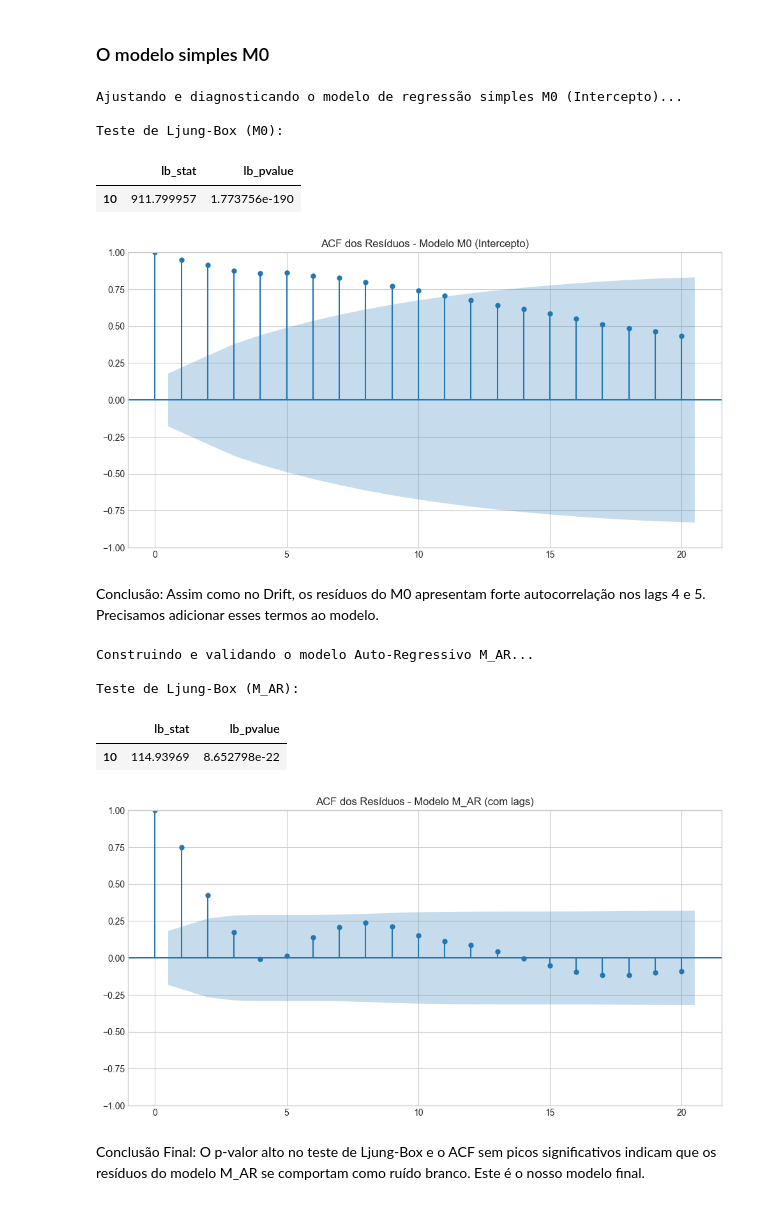
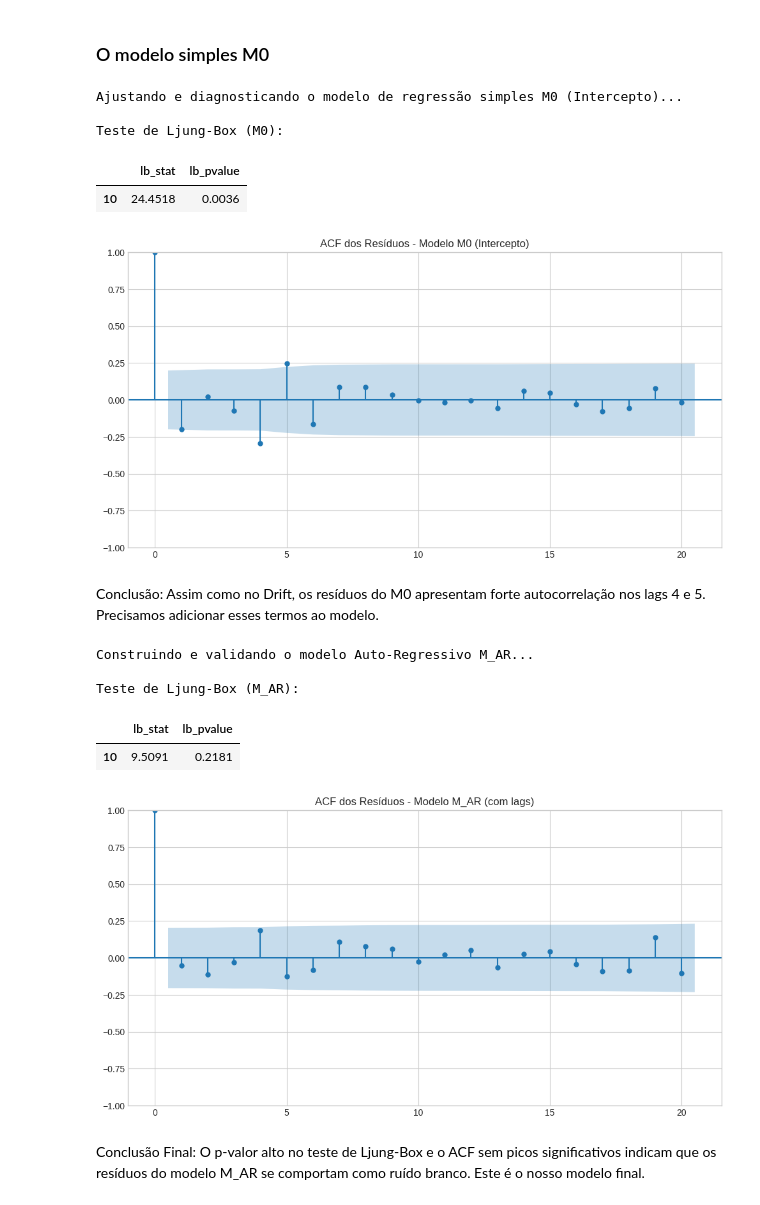
Before and after one commit to KaikyBraga/series_temporais, a Jupyter notebook: main.ipynb, the cells around one changed output. Cells and saved outputs as stored; diff of their text form; code cells hidden in the pictures.

Commit message:
Volta do dlog

```diff
--- a/main.ipynb
+++ b/main.ipynb
@@ -29,9 +26,10 @@ df = df.set_index('week').sort_index()
 
 # Transformações para estabilizar variância e remover tendência
 df['log_volume'] = np.log(df['volume'])
+df['dlog_volume'] = df['log_volume'].diff()
 
 # Divisão em treino e teste (80/20)
-test_size = 30
+test_size = 52 # Conforme o relatório, o horizonte de teste é de 52 semanas
 train = df.iloc[:-test_size].copy()
 test = df.iloc[-test_size:].copy()
 
@@ -856,40 +771,40 @@ Ljungbox Results
 ### O modelo simples M0
 # %%
 print("Ajustando e diagnosticando o modelo de regressão simples M0 (Intercepto)...")
-y_train = train['log_volume'].dropna()
+y_train = train['dlog_volume'].dropna()
 X_train = sm.add_constant(np.zeros(len(y_train)))
 
 model_M0 = sm.OLS(y_train, X_train).fit()
 residuals_M0 = model_M0.resid
 
 # Teste de Ljung-Box e ACF para M0
 ljung_box_M0 = acorr_ljungbox(residuals_M0, lags=[10], model_df=1, return_df=True)
 print("\nTeste de Ljung-Box (M0):")
 display(ljung_box_M0)
 
 fig, ax = plt.subplots()
 plot_acf(residuals_M0, ax=ax, lags=20)
 ax.set_title('ACF dos Resíduos - Modelo M0 (Intercepto)')
 plt.show()
 # %% [output]
 Ajustando e diagnosticando o modelo de regressão simples M0 (Intercepto)...
 
 Teste de Ljung-Box (M0):
 |  | lb_stat | lb_pvalue |
-| 10 | 911.799957 | 1.773756e-190 |
+| 10 | 24.4518 | 0.0036 |
-[figure, old version]
+[figure, new version]
 # %% [markdown]
 Conclusão: Assim como no Drift, os resíduos do M0 apresentam forte autocorrelação nos lags 4 e 5. Precisamos adicionar esses termos ao modelo.
 # %%
 print("\nConstruindo e validando o modelo Auto-Regressivo M_AR...")
 train_ar = train.copy()
-train_ar['log_volume_lag4'] = train_ar['log_volume'].shift(4)
-train_ar['log_volume_lag5'] = train_ar['log_volume'].shift(5)
+train_ar['dlog_volume_lag4'] = train_ar['dlog_volume'].shift(4)
+train_ar['dlog_volume_lag5'] = train_ar['dlog_volume'].shift(5)
 train_ar = train_ar.dropna()
 
 # Ajuste do novo modelo com os lags
-y_train_ar = train_ar['log_volume']
-X_train_ar = sm.add_constant(train_ar[['log_volume_lag4', 'log_volume_lag5']])
+y_train_ar = train_ar['dlog_volume']
+X_train_ar = sm.add_constant(train_ar[['dlog_volume_lag4', 'dlog_volume_lag5']])
 
 model_AR = sm.OLS(y_train_ar, X_train_ar).fit()
 residuals_AR = model_AR.resid
@@ -903,13 +818,15 @@ fig, ax = plt.subplots()
 plot_acf(residuals_AR, ax=ax, lags=20)
 ax.set_title('ACF dos Resíduos - Modelo M_AR (com lags)')
 plt.show()
+
+# display(model_AR.summary())
 # %% [output]
 Construindo e validando o modelo Auto-Regressivo M_AR...
 
 Teste de Ljung-Box (M_AR):
 |  | lb_stat | lb_pvalue |
-| 10 | 114.93969 | 8.652798e-22 |
+| 10 | 9.5091 | 0.2181 |
-[figure, old version]
+[figure, new version]
 # %% [markdown]
 Conclusão Final: O p-valor alto no teste de Ljung-Box e o ACF sem picos significativos indicam que os resíduos do modelo M_AR se comportam como ruído branco. Este é o nosso modelo final.
 # %% [markdown]
```
Also changed, not shown: parts of 18 cells of this notebook.
